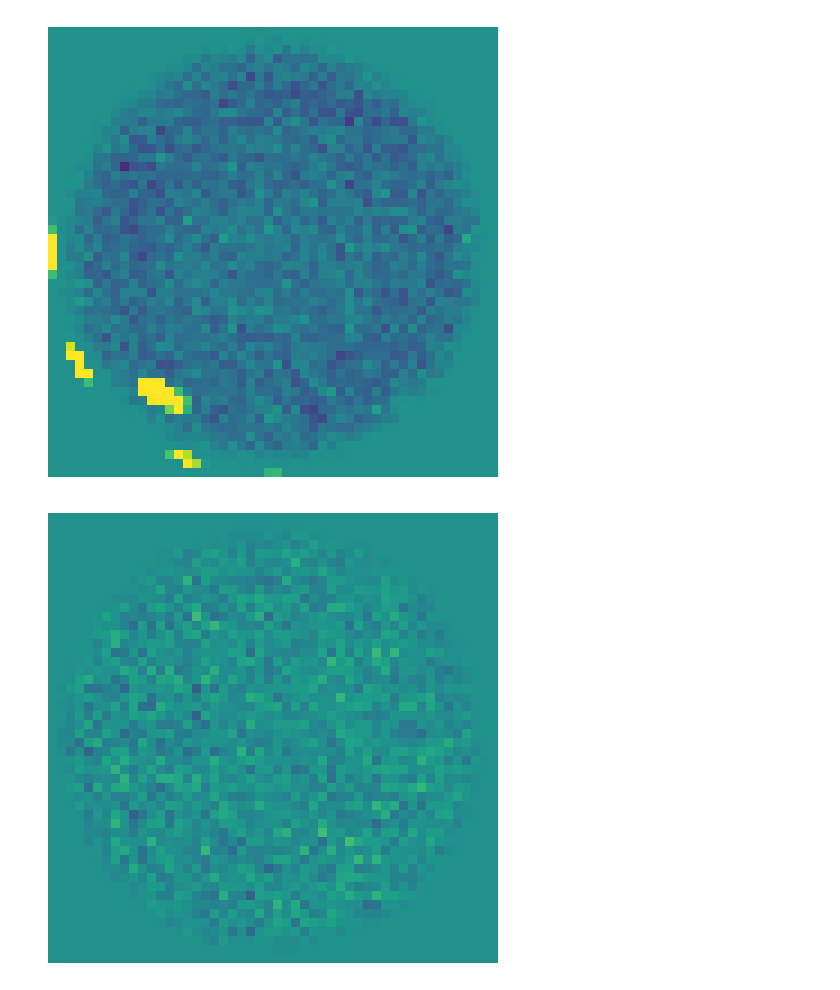
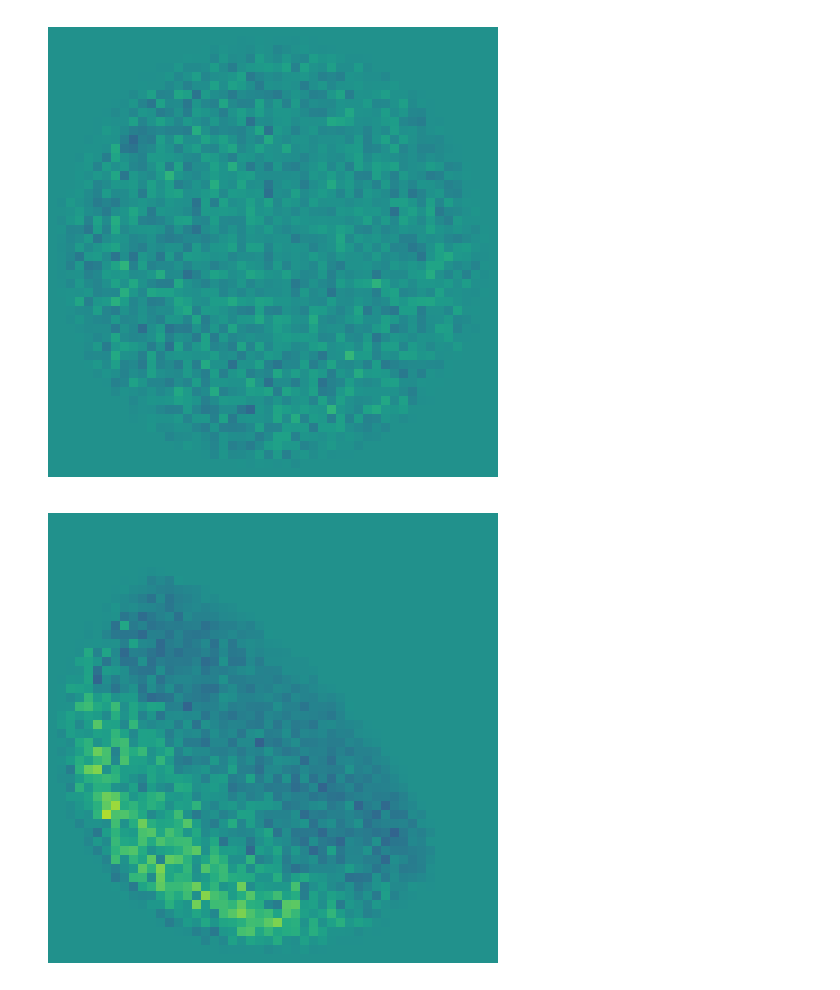
Before and after one commit to daseyb/tungsten, a Jupyter notebook: data/ndf-cluster-vis.ipynb, the cells around one changed output. Drawn from its saved outputs; the diff is of its cells as text; code cells hidden in the pictures.

```diff
--- a/data/ndf-cluster-vis.ipynb
+++ b/data/ndf-cluster-vis.ipynb
@@ -39,7 +39,7 @@ def plot_normal_collection(normals, label, file, bounds=((None, None), (None, No
     fig.show()
 
     if(print):
-        #cb.remove()
+        cb.remove()
         ax.set_rasterization_zorder(-10)
         ax.set_title("")
         ax.set_axis_off()
@@ -86,7 +86,7 @@ normal_files = dict()
 
 # for file in tqdm(glob.glob("//dartfs-hpc/rc/lab/J/JaroszLab/dseyb/stimp/normal-gen/function-space/*/*/*85*2048*-normals.bin")+glob.glob("//dartfs-hpc/rc/lab/J/JaroszLab/dseyb/stimp/normal-gen/weight-space/rq/*a=0.1*/*85*-normals.bin")+glob.glob("//dartfs-hpc/rc/lab/J/JaroszLab/dseyb/stimp/normal-gen/weight-space/se/*/*85*-normals.bin")+glob.glob("//dartfs-hpc/rc/lab/J/JaroszLab/dseyb/stimp/normal-gen/beckmann/se/*/*85*-normals.bin")):
 
-for file in tqdm(glob.glob("//dartfs-hpc/rc/lab/J/JaroszLab/dseyb/stimp/normal-gen/*/*/*,0.0000]*/*paper*.bin")):
+for file in tqdm(glob.glob("//dartfs-hpc/rc/lab/J/JaroszLab/dseyb/stimp/normal-gen/*/*/*,0.0000]*/*paper-conv*.bin")):
     normals = np.reshape(np.fromfile(file, dtype=np.float64), (-1,3))#.T
 
     end_ind = "normals"
@@ -100,32 +100,32 @@ for file in tqdm(glob.glob("//dartfs-hpc/rc/lab/J/JaroszLab/dseyb/stimp/normal-g
 
 common_prefix = os.path.commonprefix(list(normal_files.keys()))
 common_postfix = os.path.commonprefix([k[::-1] for k in list(normal_files.keys())])[::-1]
 
 for k, v in tqdm(normal_files.items()):
     if "beckmann" in k:
         continue
     normals = np.concatenate(v, axis=0)
 
     end_ind = "deg"
     deg_idx = k.find(end_ind)
     beckmann_file = k[:deg_idx+len(end_ind)] + "-normals.bin"
     beckmann_file = beckmann_file.replace("\\", "/")
     beckmann_file = "/".join(beckmann_file.split("/")[:-4]) + "/beckmann/" + beckmann_file.split("/")[-1]
 
     #beckmann_file = beckmann_file.replace("function-space", "beckmann").replace("weight-space", "beckmann").replace("a=0.500", "a=0.100").replace("a=1.500", "a=0.100").replace("a=10.000", "a=0.100").replace("a=1.000", "a=0.100")
 
     if beckmann_file not in normal_files:
          gt = np.reshape(np.fromfile(beckmann_file, dtype=np.float64), (-1,3))
     else:
          gt = np.concatenate(normal_files[beckmann_file], axis=0)
 
 
     plot_normal_collection(normals, k[len(common_prefix):-len(common_postfix)] + " - error", k, bounds = ((-1, 1), (-1, 1)), vmin=-0.25, vmax=0.25, gt_normals=gt, print=True)
 
     #plot_normal_collection(normals, k[len(common_prefix):-len(common_postfix)], k, bounds = ((-1, 1), (-1, 1)), vmin=0, vmax=2)
     #plot_normal_collection_1D(v, k[len(common_prefix):], k, gt_normals=normal_files[k.replace("-normals", "-normals-beckmann")])
 
     plt.show()
 # %% [output]
-[figure, old version]
+[figure, new version]
-[figure, old version]
+[figure, new version]
```
Also changed, not shown: parts of 1 cell of this notebook, 8 other files.
